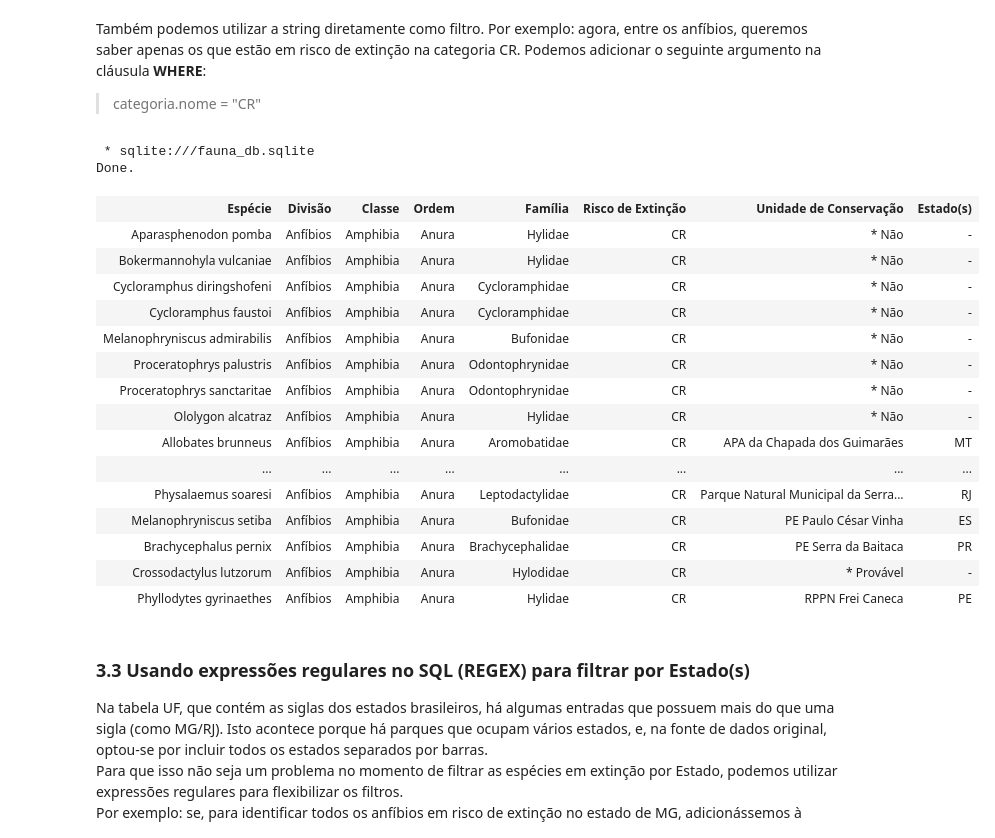
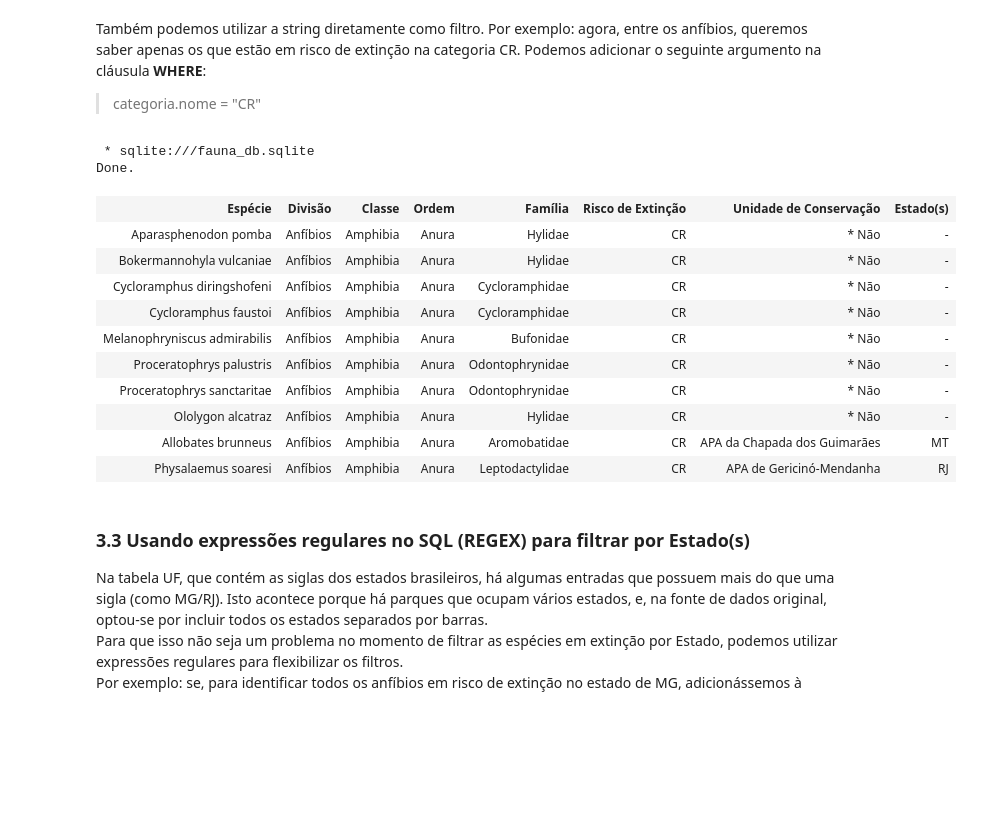
Before and after one commit to fesmazz/Projetos, a Jupyter notebook: Fauna/fauna.ipynb, the cells around one changed output. Cells and saved outputs as stored; diff of their text form; code cells hidden in the pictures; blank space fills up the shorter version.

```diff
--- a/Fauna/fauna.ipynb
+++ b/Fauna/fauna.ipynb
@@ -341,31 +334,27 @@ Também podemos utilizar a string diretamente como filtro. Por exemplo: agora, e
 # %%
 %%sql
 
 SELECT especie.nome as "Espécie", divisao.nome as "Divisão", classe.nome as "Classe", ordem.nome as "Ordem", familia.nome as "Família",
        categoria.nome as "Risco de Extinção", UC.nome as "Unidade de Conservação", UF.nome as "Estado(s)"
 FROM   risco JOIN especie JOIN divisao JOIN classe JOIN ordem JOIN familia JOIN categoria JOIN UC JOIN UF
 WHERE  risco.especie_id = especie.id AND risco.categoria_id = categoria.id AND risco.UC_id = UC.id AND especie.divisao_id = divisao.id
        AND especie.familia_id = familia.id AND especie.classe_id = classe.id AND especie.ordem_id = ordem.id AND UC.UF_id = UF.id
        AND classe.id = 0 AND categoria.nome = "CR"
+LIMIT 10
 # %% [output]
  * sqlite:///fauna_db.sqlite
 Done.
 | Espécie | Divisão | Classe | Ordem | Família | Risco de Extinção | Unidade de Conservação | Estado(s) |
 | Aparasphenodon pomba | Anfíbios | Amphibia | Anura | Hylidae | CR | * Não | - |
 | Bokermannohyla vulcaniae | Anfíbios | Amphibia | Anura | Hylidae | CR | * Não | - |
 | Cycloramphus diringshofeni | Anfíbios | Amphibia | Anura | Cycloramphidae | CR | * Não | - |
 | Cycloramphus faustoi | Anfíbios | Amphibia | Anura | Cycloramphidae | CR | * Não | - |
 | Melanophryniscus admirabilis | Anfíbios | Amphibia | Anura | Bufonidae | CR | * Não | - |
 | Proceratophrys palustris | Anfíbios | Amphibia | Anura | Odontophrynidae | CR | * Não | - |
 | Proceratophrys sanctaritae | Anfíbios | Amphibia | Anura | Odontophrynidae | CR | * Não | - |
 | Ololygon alcatraz | Anfíbios | Amphibia | Anura | Hylidae | CR | * Não | - |
 | Allobates brunneus | Anfíbios | Amphibia | Anura | Aromobatidae | CR | APA da Chapada dos Guimarães | MT |
-| ... | ... | ... | ... | ... | ... | ... | ... |
-| Physalaemus soaresi | Anfíbios | Amphibia | Anura | Leptodactylidae | CR | Parque Natural Municipal da Serra... | RJ |
-| Melanophryniscus setiba | Anfíbios | Amphibia | Anura | Bufonidae | CR | PE Paulo César Vinha | ES |
-| Brachycephalus pernix | Anfíbios | Amphibia | Anura | Brachycephalidae | CR | PE Serra da Baitaca | PR |
-| Crossodactylus lutzorum | Anfíbios | Amphibia | Anura | Hylodidae | CR | * Provável | - |
-| Phyllodytes gyrinaethes | Anfíbios | Amphibia | Anura | Hylidae | CR | RPPN Frei Caneca | PE |
+| Physalaemus soaresi | Anfíbios | Amphibia | Anura | Leptodactylidae | CR | APA de Gericinó-Mendanha | RJ |
 # %% [markdown]
 <a name="e2.3"></a>
 ###  3.3 Usando expressões regulares no SQL (REGEX) para filtrar por Estado(s)
```
Also changed, not shown: parts of 38 cells of this notebook, 12 other files.
